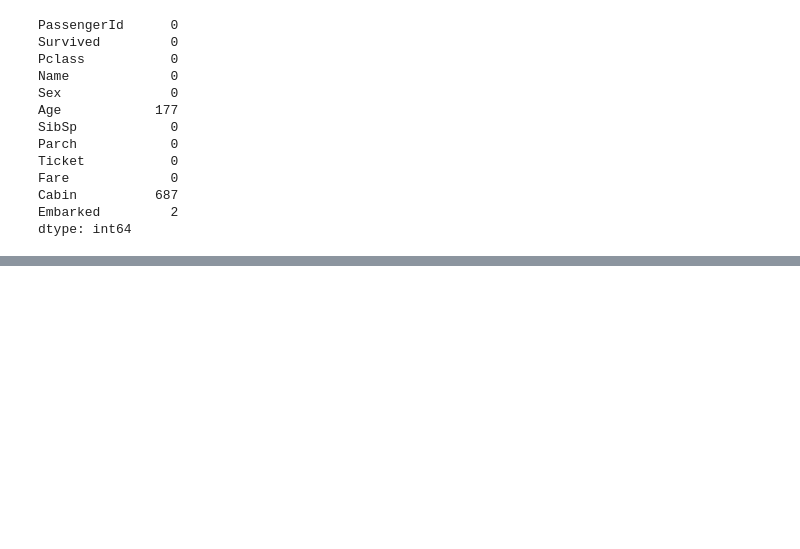
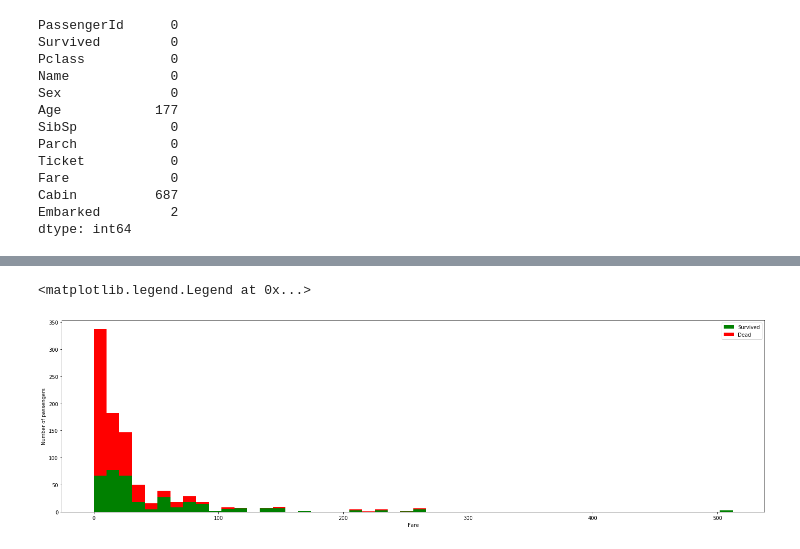
Before and after one commit to Shalmalee15/Titanic---Machine-Learning-from-Disaster, a Jupyter notebook: titanic_ML.ipynb, the cells around one changed output, grey strips where cells are left out. Cells and saved outputs as stored; diff of their text form; code cells hidden in the pictures; blank space fills up the shorter version.

```diff
--- a/titanic_ML.ipynb
+++ b/titanic_ML.ipynb
@@ -63,0 +116,13 @@ dtype: int64
+# %%
+data = train_data
+
+figure = plt.figure(figsize=(25, 7))
+plt.hist([data[data['Survived'] == 1]['Fare'], data[data['Survived'] == 0]['Fare']],
+         stacked=True, color = ['g','r'],
+         bins = 50, label = ['Survived','Dead'])
+plt.xlabel('Fare')
+plt.ylabel('Number of passengers')
+plt.legend()
+# %% [output]
+<matplotlib.legend.Legend at 0x...>
+[figure, added]
```
Also changed, not shown: parts of 6 cells of this notebook.
